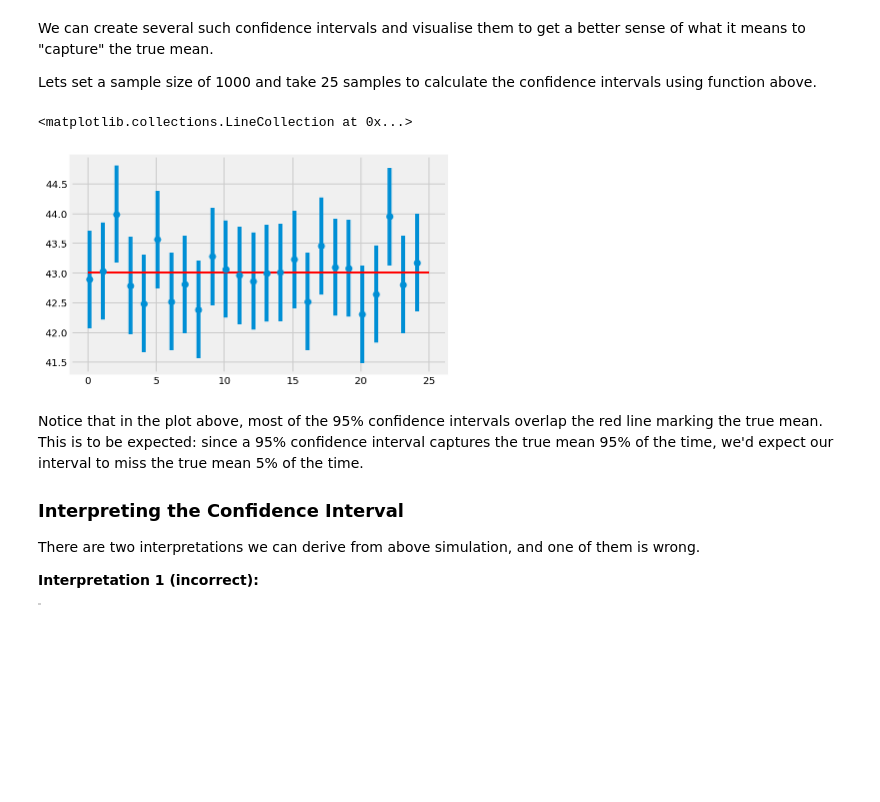
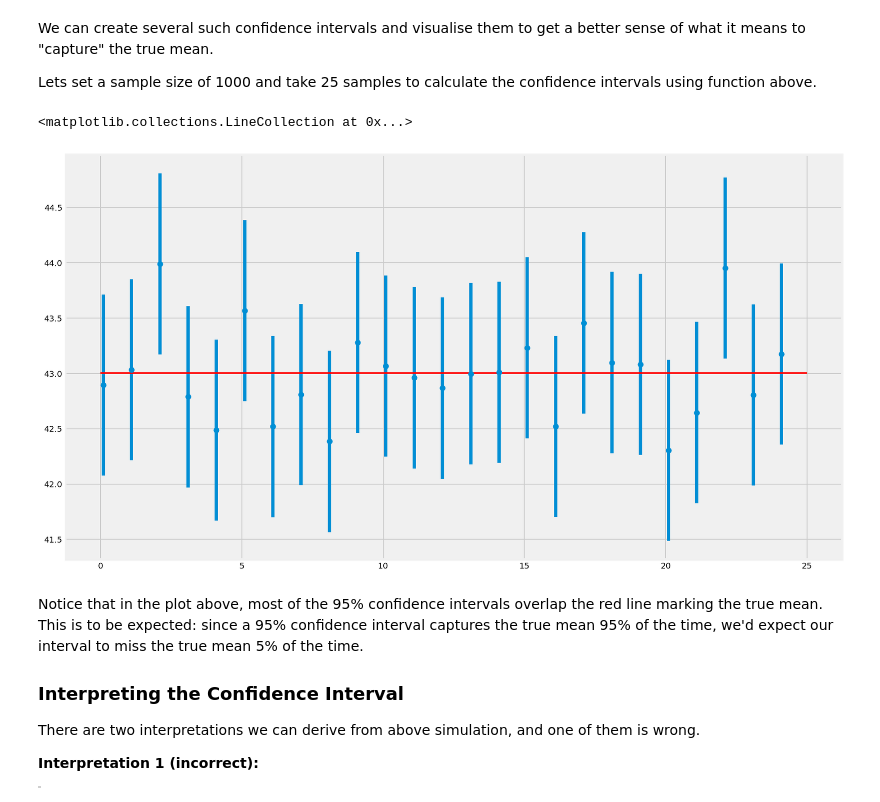
Before and after one commit to karenyilin/dsc-2-19-15-confidence-intervals-lab-nyc-ds-career-012819, a Jupyter notebook: index.ipynb, the cells around one changed output. Cells and saved outputs as stored; diff of their text form; code cells hidden in the pictures; blank space fills up the shorter version.

```diff
--- a/index.ipynb
+++ b/index.ipynb
@@ -346,21 +346,21 @@ for sample in range(25):
 # %%
 # plot the mean and confidence interval for each sample as error bars
 # plot the population mean
 
-#plt.figure(figsize=(15,9))
+plt.figure(figsize=(15,9))
 
 plt.errorbar(x=np.arange(0.1, 25, 1),
              y=sample_means,
              yerr=[(top-bot)/2 for top,bot in intervals],
              fmt='o')
 
 plt.hlines(xmin=0, xmax=25,
            y=43.0023,
            linewidth=2.0,
            color="red")
 # %% [output]
 <matplotlib.collections.LineCollection at 0x...>
-[figure, old version]
+[figure, new version]
 # %% [markdown]
 Notice that in the plot above, most of the 95% confidence intervals overlap the red line marking the true mean. This is to be expected: since a 95% confidence interval captures the true mean 95% of the time, we'd expect our interval to miss the true mean 5% of the time.
 
```
